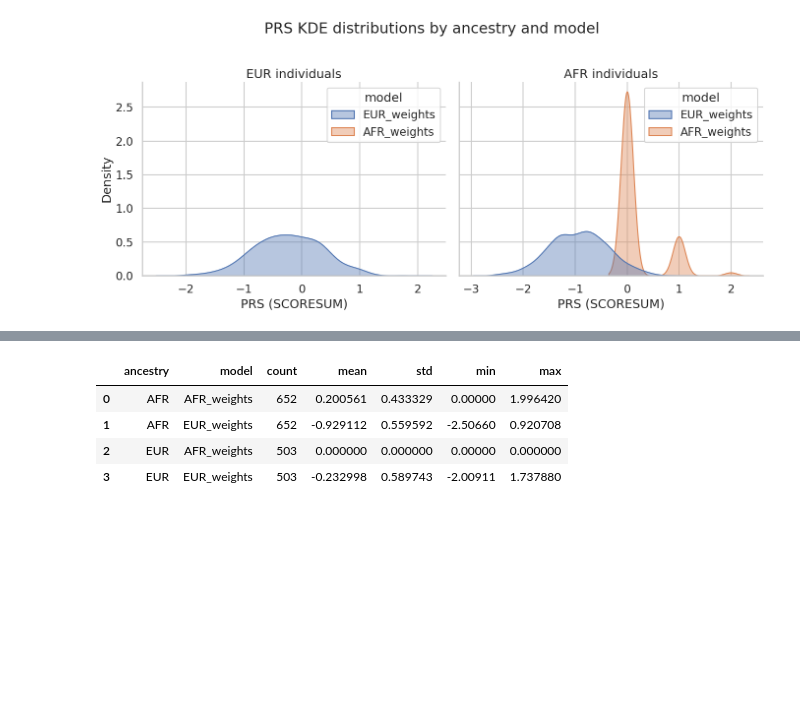
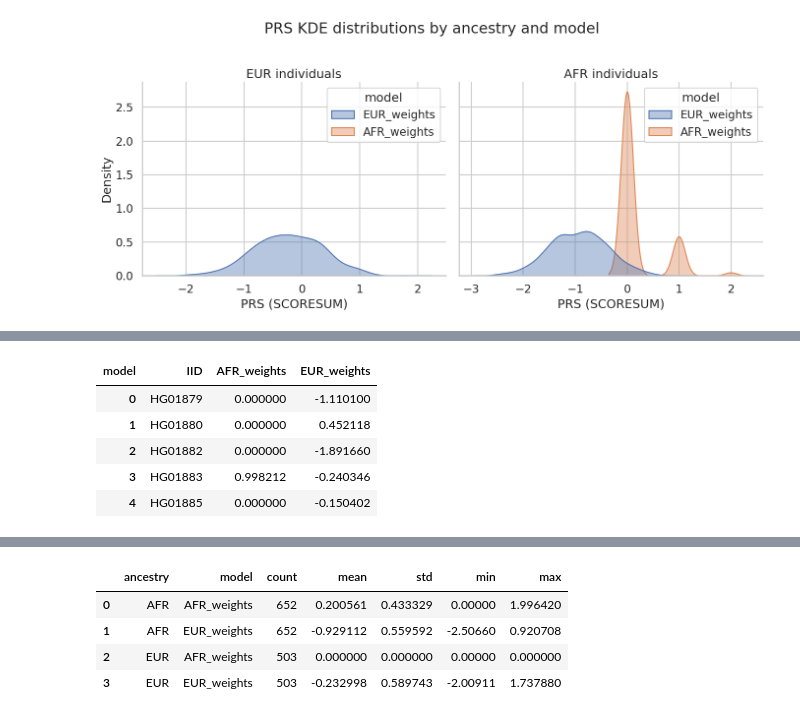
Before and after one commit to MAlam1802/begining-bioinformatics, a Jupyter notebook: Project Repo/Cross_Ancestry_PRS.ipynb, the cells around one changed output, grey strips where cells are left out. Cells and saved outputs as stored; diff of their text form; code cells hidden in the pictures; blank space fills up the shorter version.

```diff
--- a/Project Repo/Cross_Ancestry_PRS.ipynb
+++ b/Project Repo/Cross_Ancestry_PRS.ipynb
@@ -340,0 +358,13 @@ plt.show()
+# %%
+prs_afr = prs_long[prs_long["ancestry"] == "AFR"].pivot_table(
+    index="IID", columns="model", values="PRS"
+).reset_index()
+
+prs_afr.head()
+# %% [output]
+| model | IID | AFR_weights | EUR_weights |
+| 0 | HG01879 | 0.000000 | -1.110100 |
+| 1 | HG01880 | 0.000000 | 0.452118 |
+| 2 | HG01882 | 0.000000 | -1.891660 |
+| 3 | HG01883 | 0.998212 | -0.240346 |
+| 4 | HG01885 | 0.000000 | -0.150402 |
```
Also changed, not shown: parts of 8 cells of this notebook.
